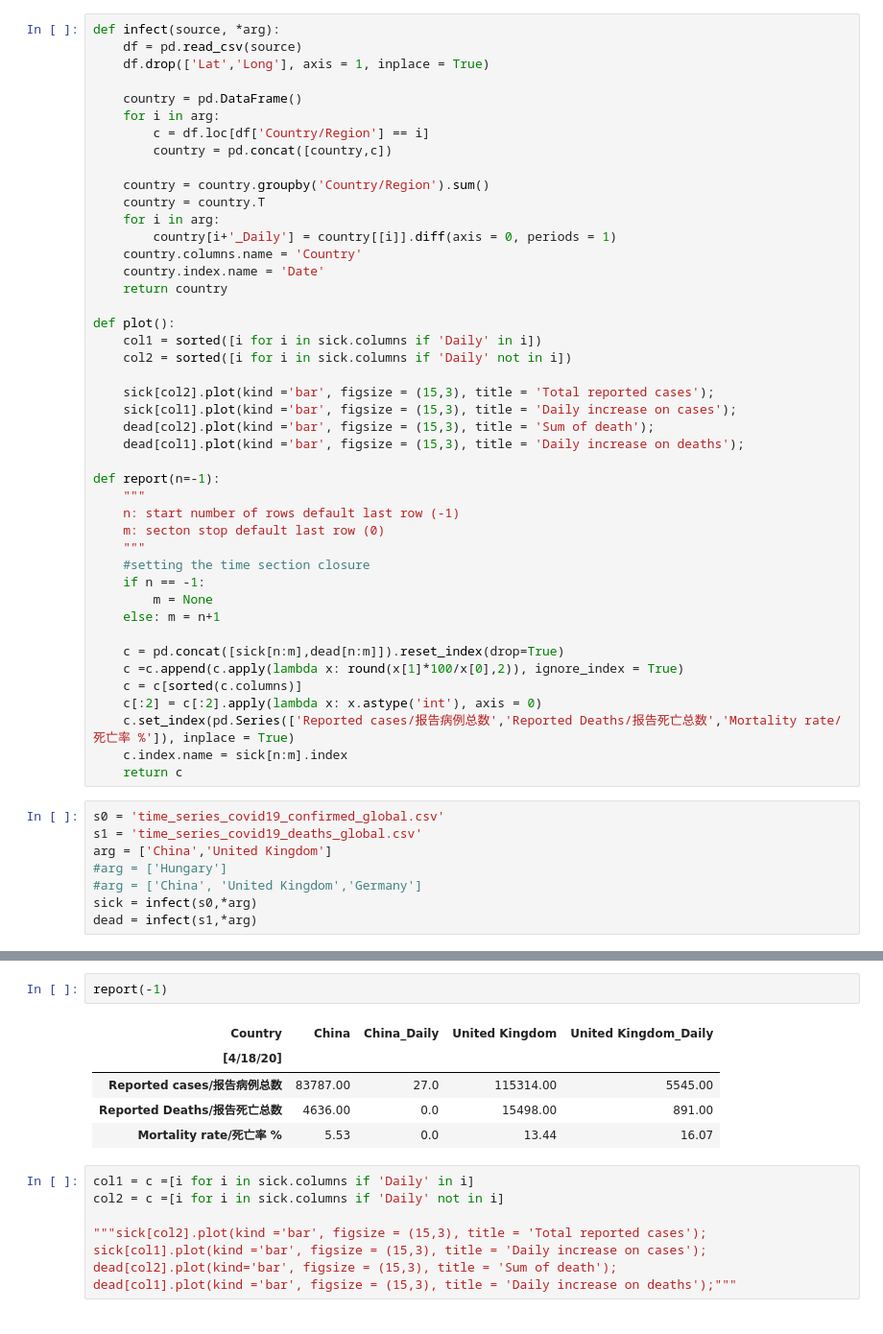
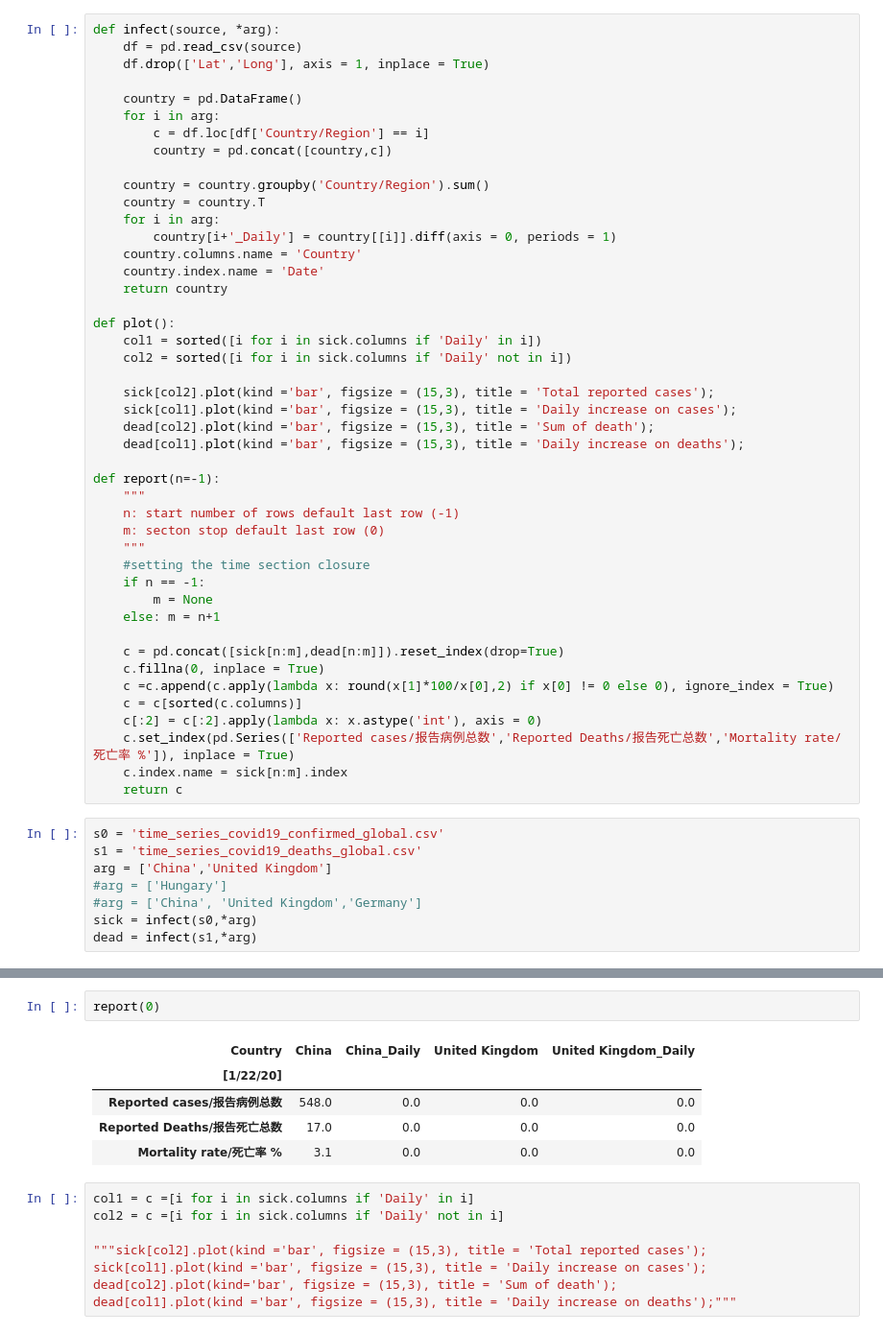
Before and after one commit to Htrismegistos/projectbuds, a Jupyter notebook: CoronaV/QuickView.ipynb, the cells around one changed output, grey strips where cells are left out. Shown at 96% size. Cells and saved outputs as stored; diff of their text form.

```diff
--- a/CoronaV/QuickView.ipynb
+++ b/CoronaV/QuickView.ipynb
@@ -49,7 +49,8 @@ def report(n=-1):
     else: m = n+1
 
     c = pd.concat([sick[n:m],dead[n:m]]).reset_index(drop=True)
-    c =c.append(c.apply(lambda x: round(x[1]*100/x[0],2)), ignore_index = True)
+    c.fillna(0, inplace = True)
+    c =c.append(c.apply(lambda x: round(x[1]*100/x[0],2) if x[0] != 0 else 0), ignore_index = True)
     c = c[sorted(c.columns)]
     c[:2] = c[:2].apply(lambda x: x.astype('int'), axis = 0)
     c.set_index(pd.Series(['Reported cases/报告病例总数','Reported Deaths/报告死亡总数','Mortality rate/死亡率 %']), inplace = True)
@@ -73,11 +74,11 @@ plot()
 # %%
-report(-1)
+report(0)
 # %% [output]
 | Country | China | China_Daily | United Kingdom | United Kingdom_Daily |
-| [4/18/20] |  |  |  |  |
-| Reported cases/报告病例总数 | 83787.00 | 27.0 | 115314.00 | 5545.00 |
-| Reported Deaths/报告死亡总数 | 4636.00 | 0.0 | 15498.00 | 891.00 |
-| Mortality rate/死亡率 % | 5.53 | 0.0 | 13.44 | 16.07 |
+| [1/22/20] |  |  |  |  |
+| Reported cases/报告病例总数 | 548.0 | 0.0 | 0.0 | 0.0 |
+| Reported Deaths/报告死亡总数 | 17.0 | 0.0 | 0.0 | 0.0 |
+| Mortality rate/死亡率 % | 3.1 | 0.0 | 0.0 | 0.0 |
 # %%
 col1 = c =[i for i in sick.columns if 'Daily' in i]
 col2 = c =[i for i in sick.columns if 'Daily' not in i]
```
Also changed, not shown: parts of 1 cell of this notebook, 2 other files.
